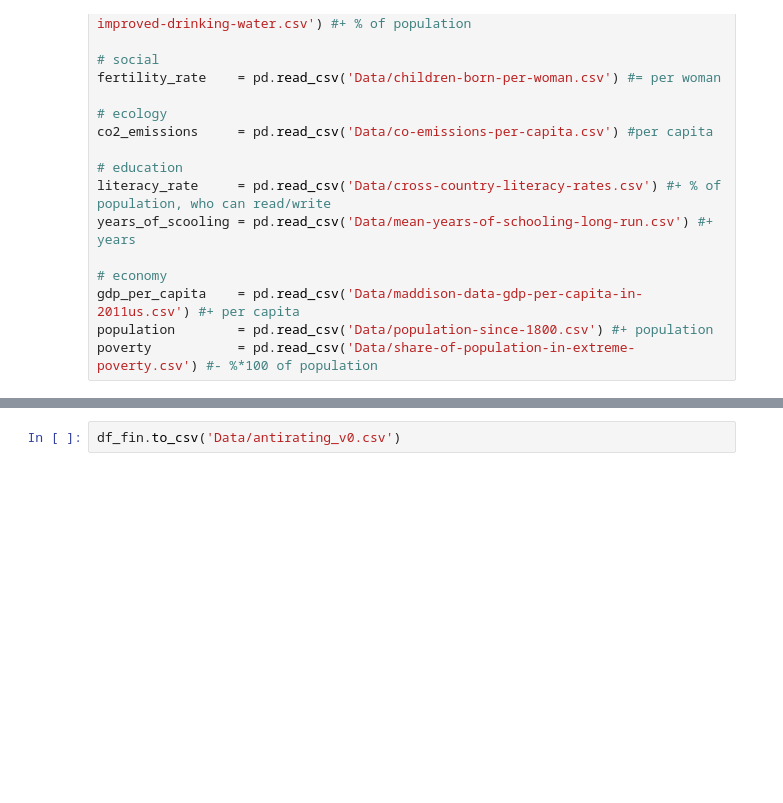
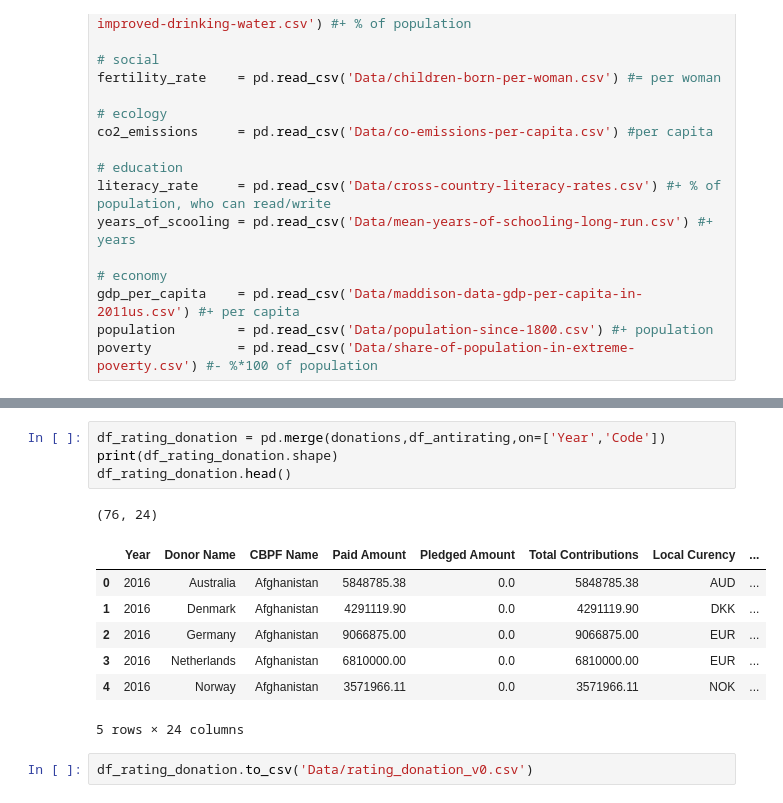
Before and after one commit to kamranuz/nis-network, a Jupyter notebook: country_rating.ipynb, the cells around one changed output, grey strips where cells are left out. Saved outputs shown, nothing was run; the diff lists cells and outputs as text; blank space fills up the shorter version.

```diff
--- a/country_rating.ipynb
+++ b/country_rating.ipynb
@@ -95,2 +126,15 @@ df_fin.head()
+# %%
+df_rating_donation = pd.merge(donations,df_antirating,on=['Year','Code'])
+print(df_rating_donation.shape)
+df_rating_donation.head()
+# %% [output]
+(76, 24)
+|  | Year | Donor Name | CBPF Name | Paid Amount | Pledged Amount | Total Contributions | Local Curency | ... |
+| 0 | 2016 | Australia | Afghanistan | 5848785.38 | 0.0 | 5848785.38 | AUD | ... |
+| 1 | 2016 | Denmark | Afghanistan | 4291119.90 | 0.0 | 4291119.90 | DKK | ... |
+| 2 | 2016 | Germany | Afghanistan | 9066875.00 | 0.0 | 9066875.00 | EUR | ... |
+| 3 | 2016 | Netherlands | Afghanistan | 6810000.00 | 0.0 | 6810000.00 | EUR | ... |
+| 4 | 2016 | Norway | Afghanistan | 3571966.11 | 0.0 | 3571966.11 | NOK | ... |
+5 rows × 24 columns
 # %%
-df_fin.to_csv('Data/antirating_v0.csv')
+df_rating_donation.to_csv('Data/rating_donation_v0.csv')
```
Also changed, not shown: parts of 4 cells of this notebook, 2 other files.
